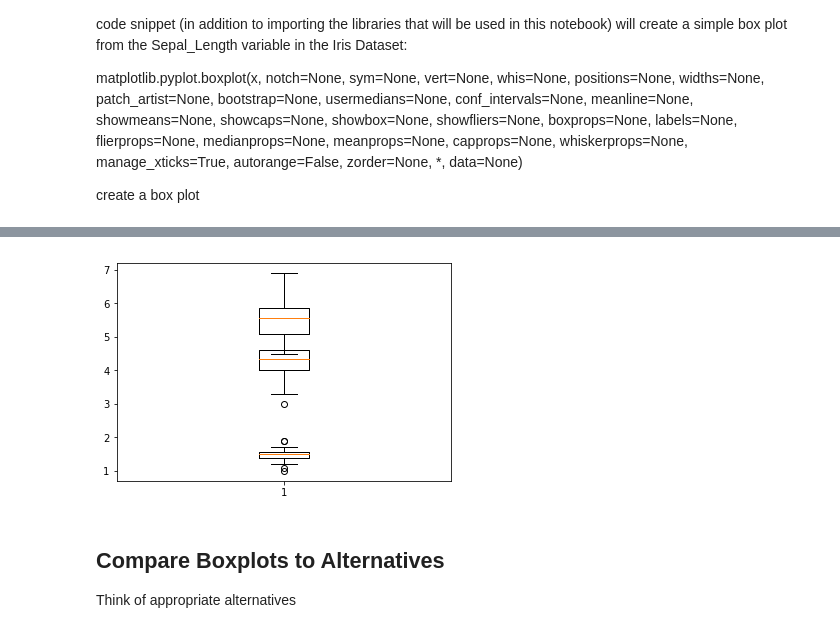
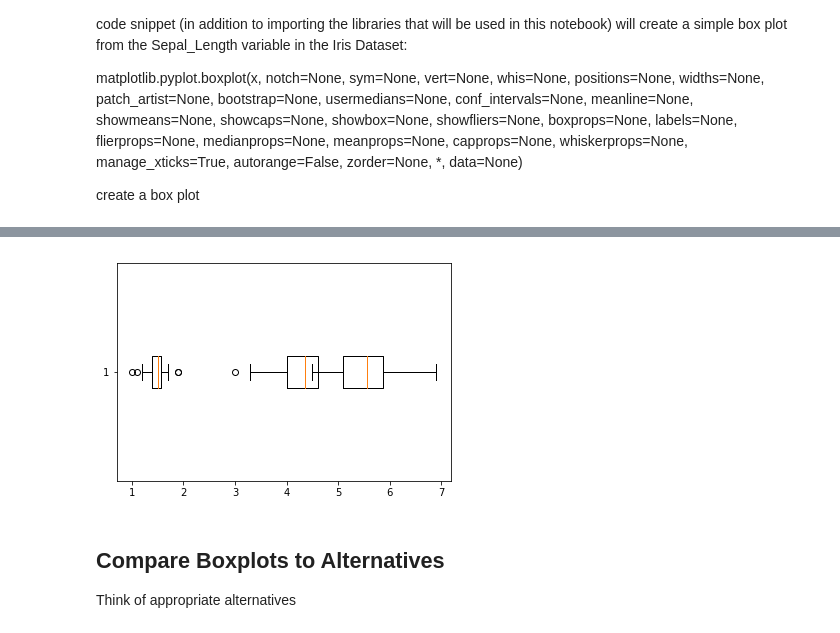
Before and after one commit to davesheils/Boxplots, a Jupyter notebook: Fundamentals of Data Analysis - Project Nov-Dec 2018.ipynb, the cells around one changed output, grey strips where cells are left out. Saved outputs shown, nothing was run; the diff lists cells and outputs as text; code cells hidden in the pictures.

Commit message:
Some fleshing out of description, to not different possible uses of the whiskers (e.g. 1.5 IQR; 9th and 91st Percentile) Replced png of sample boxplot with python generated (horizontal) boxpolot.

```diff
--- a/Fundamentals of Data Analysis - Project Nov-Dec 2018.ipynb
+++ b/Fundamentals of Data Analysis - Project Nov-Dec 2018.ipynb
@@ -124,23 +145,28 @@ create a three labeled box plots to compare the petal length of the three classe
 # %%
 # First break Iris dataset into three datasets
 versicolor = iris[iris['species'] == 'Iris-versicolor'] # select all rows from species where species == versicolor
 setosa = iris[iris['species'] == 'Iris-setosa'] # select all rows from species where species == versicolor
 virginica = iris[iris['species'] == 'Iris-virginica'] # select all rows from species where species == virginica
 virginica['petal_length']
 
-plt.boxplot(versicolor['petal_length'])
-plt.boxplot(setosa['petal_length'])
-plt.boxplot(virginica['petal_length'])
+plt.boxplot(versicolor['petal_length'], vert= False, whis='range')
+plt.boxplot(setosa['petal_length'], vert= False)
+plt.boxplot(virginica['petal_length'], vert= False)
 
 plt.show()
 
 
 
+https://matplotlib.org/gallery/statistics/boxplot_demo.html
+
+
 # Next steps:
-# make them horizontal
+# make them horizontal - Done
 # label them with values
+
+How to present them so they dont ovelap
 # %% [output]
-[figure, old version]
+[figure, new version]
 # %%
 # Example 2 - random values from Normal Distribution plotted against Boxplot
 # %% [markdown]
```
Also changed, not shown: parts of 7 cells of this notebook, 1 other file.
